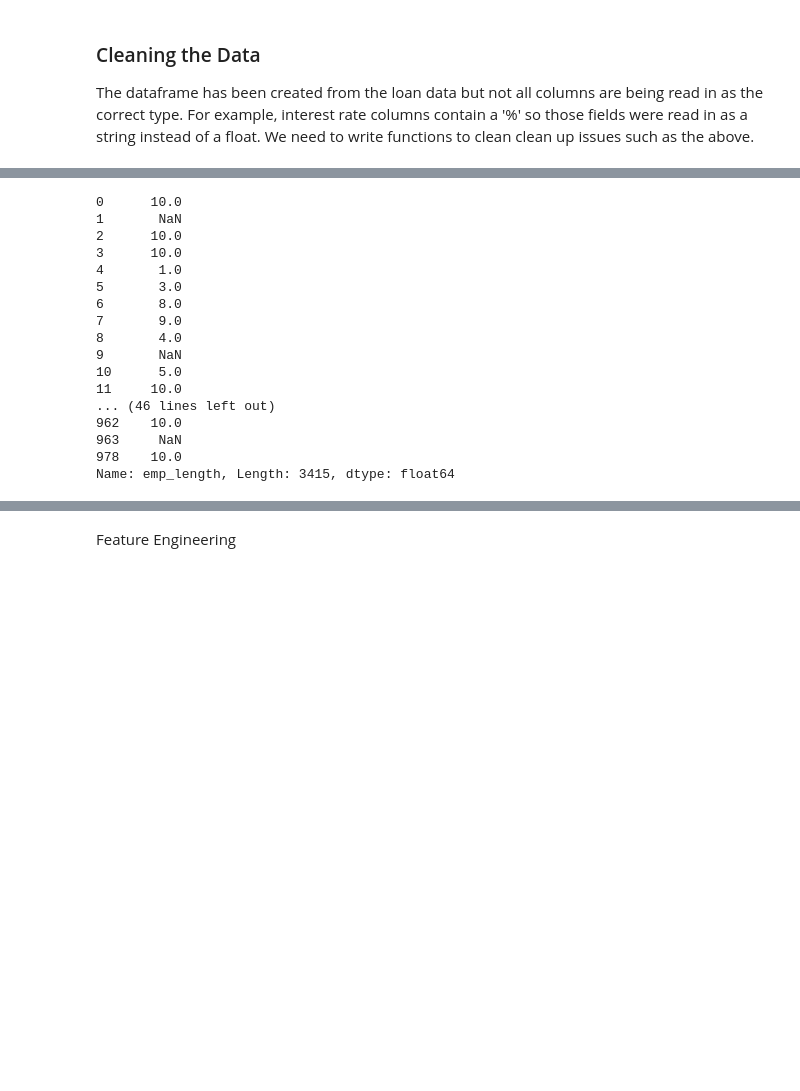
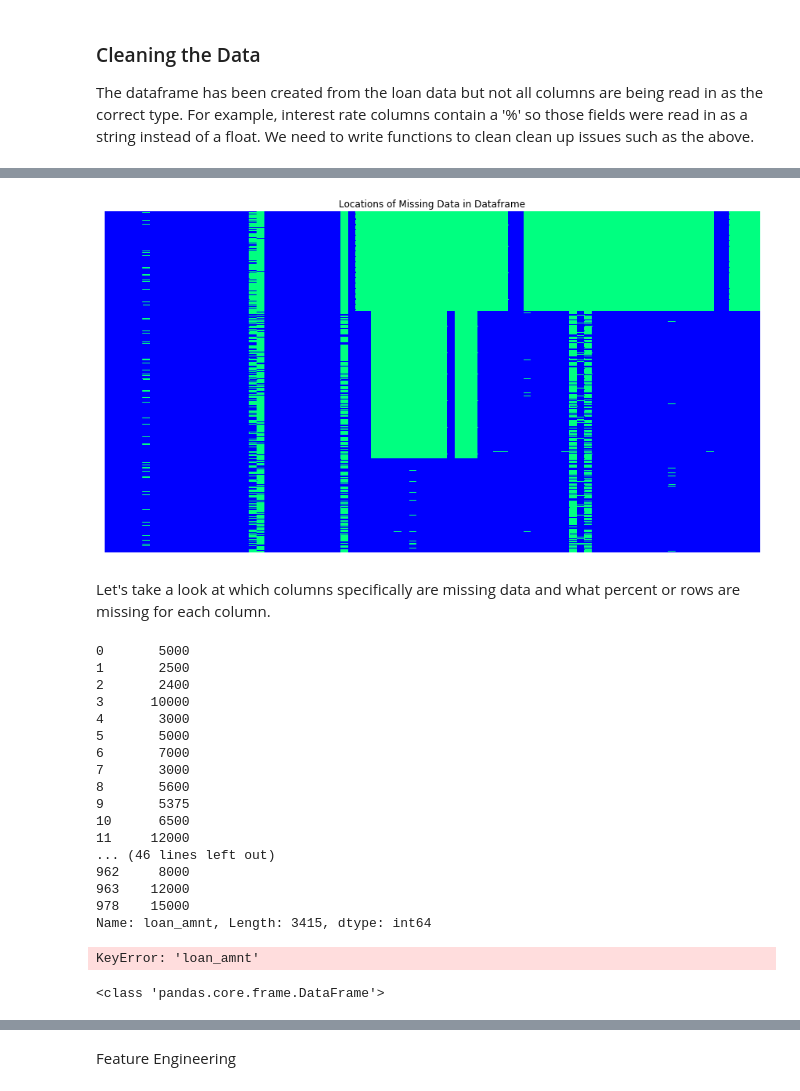
Before and after one commit to Booleans/consumer-loan-investment-strategy-simulator, a Jupyter notebook: loan-analysis.ipynb, the cells around one changed output, grey strips where cells are left out. Saved outputs shown, nothing was run; the diff lists cells and outputs as text; code cells hidden in the pictures; blank space fills up the shorter version.

Commit message:
Added More Data Cleaning Functions

```diff
--- a/loan-analysis.ipynb
+++ b/loan-analysis.ipynb
@@ -125,7 +130,7 @@ def convert_date(col_date):
 loans['issue_d'] = loans['issue_d'].map(convert_date)
 
 # Term should be either '36' or '60'.
-loans['term'] = ['36' if row.strip() == '36 months' else '60' for row in loans['term']]
+loans['term'] = [30 if row.strip() == '36 months' else 60 for row in loans['term']]
 
 loans['emp_length'] = [0 if row == '< 1 year' else row for row in loans['emp_length']]
 loans['emp_length'] = loans['emp_length'].str.extract('(\d+)', expand=True).astype(float)
@@ -132,20 +141,50 @@ loans['emp_length'] = loans['emp_length'].str.extract('(\d+)', expand=True).asty
+# %%
+plt.figure(figsize=(15, 8))
+plt.title("Locations of Missing Data in Dataframe")
+sns.heatmap(loans.isnull(), yticklabels=False, xticklabels=False, cbar=False, cmap='winter');
+# %% [output]
+[figure, added]
+# %% [markdown]
+Let's take a look at which columns specifically are missing data and what percent or rows are missing for each column.
 # %%
-loans['emp_length']
+loans['loan_amnt']
 # %% [output]
-0      10.0
-1       NaN
-2      10.0
-3      10.0
-4       1.0
-5       3.0
-6       8.0
-7       9.0
-8       4.0
-9       NaN
-10      5.0
-11     10.0
+0       5000
+1       2500
+2       2400
+3      10000
+4       3000
+5       5000
+6       7000
+7       3000
+8       5600
+9       5375
+10      6500
+11     12000
 ... (46 lines left out)
-962    10.0
-963     NaN
-978    10.0
-Name: emp_length, Length: 3415, dtype: float64
+962     8000
+963    12000
+978    15000
+Name: loan_amnt, Length: 3415, dtype: int64
+# %%
+for col in loans.columns:
+    print(getPctMissing(df[col]))
+# %% [output]
+KeyError: 'loan_amnt'
+# %%
+def getPctMissing(series):
+    num = series.isnull().sum()
+    total = series.count()
+    return 100*(num/total)
+
+df = pd.DataFrame(round(loans.isnull().sum()/len(loans) * 100,2))
+df = df.rename(columns={0: 'PctMissing'})
+df.sort_values(by='PctMissing', ascending=False, inplace=True)
+
+df[df['PctMissing'] > 0]
+
+missing_cols = []
+for col in df[df['PctMissing'] > 0].index:
+    missing_cols.append(col)
+# %% [output]
+<class 'pandas.core.frame.DataFrame'>
```
Also changed, not shown: parts of 5 cells of this notebook, 2 other files.
